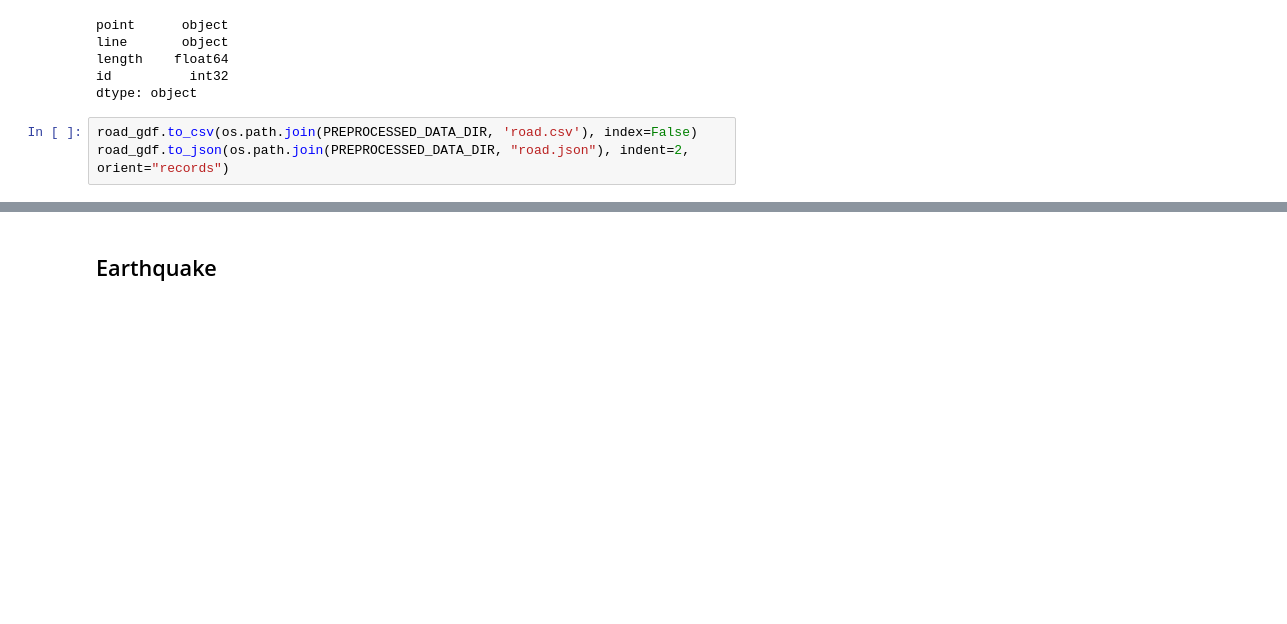
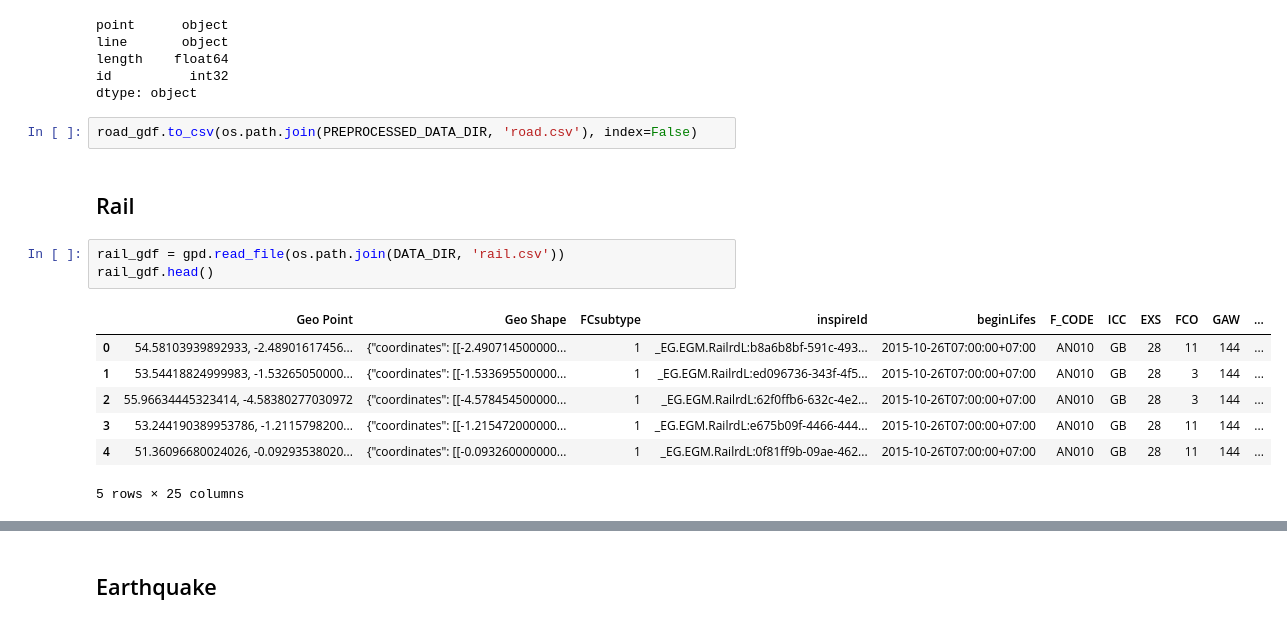
Before and after one commit to Gulilil/IF4040_SpatialDatabase, a Jupyter notebook: process.ipynb, the cells around one changed output, grey strips where cells are left out. Saved outputs shown, nothing was run; the diff lists cells and outputs as text; blank space fills up the shorter version.

```diff
--- a/process.ipynb
+++ b/process.ipynb
@@ -155,4 +196,16 @@ id          int32
 dtype: object
 # %%
 road_gdf.to_csv(os.path.join(PREPROCESSED_DATA_DIR, 'road.csv'), index=False)
-road_gdf.to_json(os.path.join(PREPROCESSED_DATA_DIR, "road.json"), indent=2, orient="records")
+# %% [markdown]
+## Rail
+# %%
+rail_gdf = gpd.read_file(os.path.join(DATA_DIR, 'rail.csv'))
+rail_gdf.head()
+# %% [output]
+|  | Geo Point | Geo Shape | FCsubtype | inspireId | beginLifes | F_CODE | ICC | EXS | FCO | GAW | ... |
+| 0 | 54.58103939892933, -2.48901617456... | {"coordinates": [[-2.490714500000... | 1 | _EG.EGM.RailrdL:b8a6b8bf-591c-493... | 2015-10-26T07:00:00+07:00 | AN010 | GB | 28 | 11 | 144 | ... |
+| 1 | 53.54418824999983, -1.53265050000... | {"coordinates": [[-1.533695500000... | 1 | _EG.EGM.RailrdL:ed096736-343f-4f5... | 2015-10-26T07:00:00+07:00 | AN010 | GB | 28 | 3 | 144 | ... |
+| 2 | 55.96634445323414, -4.58380277030972 | {"coordinates": [[-4.578454500000... | 1 | _EG.EGM.RailrdL:62f0ffb6-632c-4e2... | 2015-10-26T07:00:00+07:00 | AN010 | GB | 28 | 3 | 144 | ... |
+| 3 | 53.244190389953786, -1.2115798200... | {"coordinates": [[-1.215472000000... | 1 | _EG.EGM.RailrdL:e675b09f-4466-444... | 2015-10-26T07:00:00+07:00 | AN010 | GB | 28 | 11 | 144 | ... |
+| 4 | 51.36096680024026, -0.09293538020... | {"coordinates": [[-0.093260000000... | 1 | _EG.EGM.RailrdL:0f81ff9b-09ae-462... | 2015-10-26T07:00:00+07:00 | AN010 | GB | 28 | 11 | 144 | ... |
+5 rows × 25 columns
```
Also changed, not shown: parts of 12 cells of this notebook, 10 other files.
